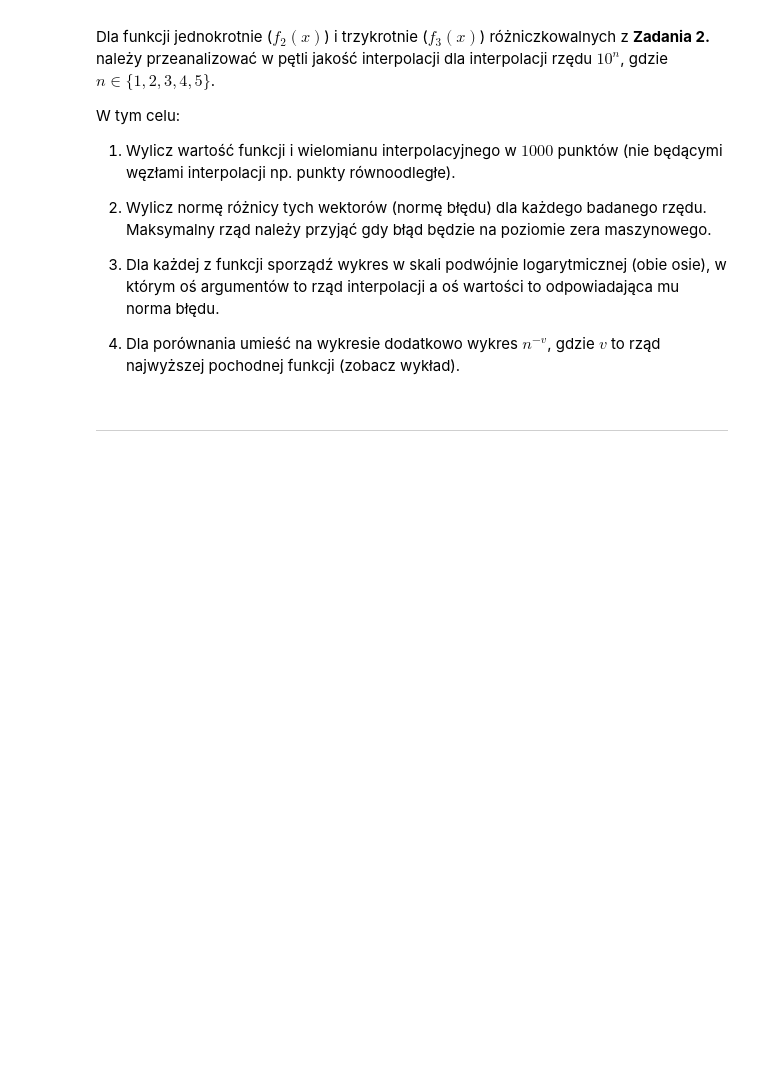
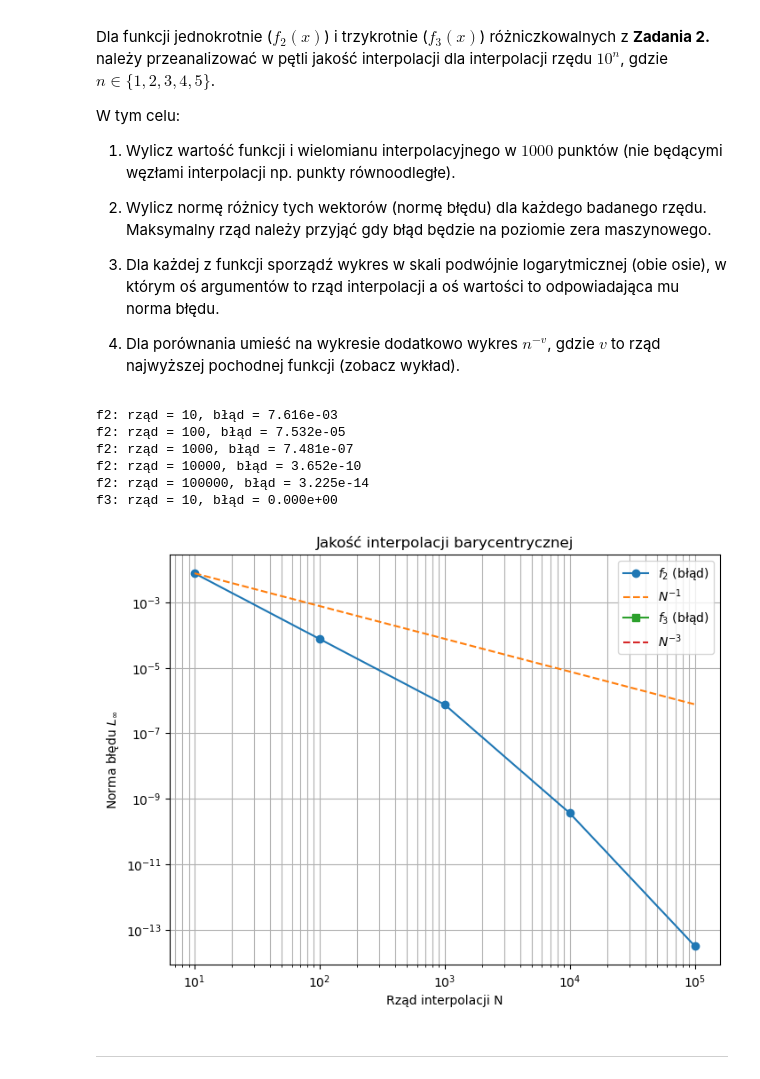
Before and after one commit to MN-KJ-2025/lab9-interpolacja-Igur7, a Jupyter notebook: sprawozdanie.ipynb, the cells around one changed output. Cells and saved outputs as stored; diff of their text form; code cells hidden in the pictures; blank space fills up the shorter version.

```diff
--- a/sprawozdanie.ipynb
+++ b/sprawozdanie.ipynb
@@ -252,3 +362,81 @@ W tym celu:
+# %%
+# ===== Twoja implementacja tutaj =====
+def f2(x):
+    return np.sign(x) * x**2
+
+
+def f3(x):
+    return np.abs(np.sign(5*x))**3
+
+
+n_values = [1, 2, 3, 4, 5]
+x_test = np.linspace(-1, 1, 1000)
+eps = np.finfo(float).eps
+
+
+def analyze_interpolation(func, v, label):
+    orders = []
+    errors = []
+
+    for n in n_values:
+        N = 10**n +1
+        xi = chebyshev_nodes(N)
+        wi = bar_cheb_weights(N)
+        yi = func(xi)
+
+        P = barycentric_inte(xi, yi, wi, x_test)
+        f_exact = func(x_test)
+
+        err = L_inf(f_exact, P)
+
+        orders.append(10**n)
+        errors.append(err)
+
+        print(f"{label}: rząd = {10**n}, błąd = {err:.3e}")
+
+        if err < 10 * eps:
+            break
+
+    return np.array(orders), np.array(errors)
+
+
+orders_f2, errors_f2 = analyze_interpolation(f2, v=1, label="f2")
+orders_f3, errors_f3 = analyze_interpolation(f3, v=3, label="f3")
+
+plt.figure(figsize=(8, 6))
+
+# f2
+plt.loglog(orders_f2, errors_f2, 'o-', label=r'$f_2$ (błąd)')
+plt.loglog(
+    orders_f2,
+    errors_f2[0] * (orders_f2 / orders_f2[0])**(-1),
+    '--',
+    label=r'$N^{-1}$'
+)
+
+# f3
+plt.loglog(orders_f3, errors_f3, 's-', label=r'$f_3$ (błąd)')
+plt.loglog(
+    orders_f3,
+    errors_f3[0] * (orders_f3 / orders_f3[0])**(-3),
+    '--',
+    label=r'$N^{-3}$'
+)
+
+plt.xlabel("Rząd interpolacji N")
+plt.ylabel(r"Norma błędu $L_\infty$")
+plt.title("Jakość interpolacji barycentrycznej")
+plt.legend()
+plt.grid(True, which="both")
+plt.show()
+# %% [output]
+f2: rząd = 10, błąd = 7.616e-03
+f2: rząd = 100, błąd = 7.532e-05
+f2: rząd = 1000, błąd = 7.481e-07
+f2: rząd = 10000, błąd = 3.652e-10
+f2: rząd = 100000, błąd = 3.225e-14
+f3: rząd = 10, błąd = 0.000e+00
+[figure, added]
 # %% [markdown]
 ---
 # %% [markdown]
```
Also changed, not shown: parts of 10 cells of this notebook, 1 other file.
